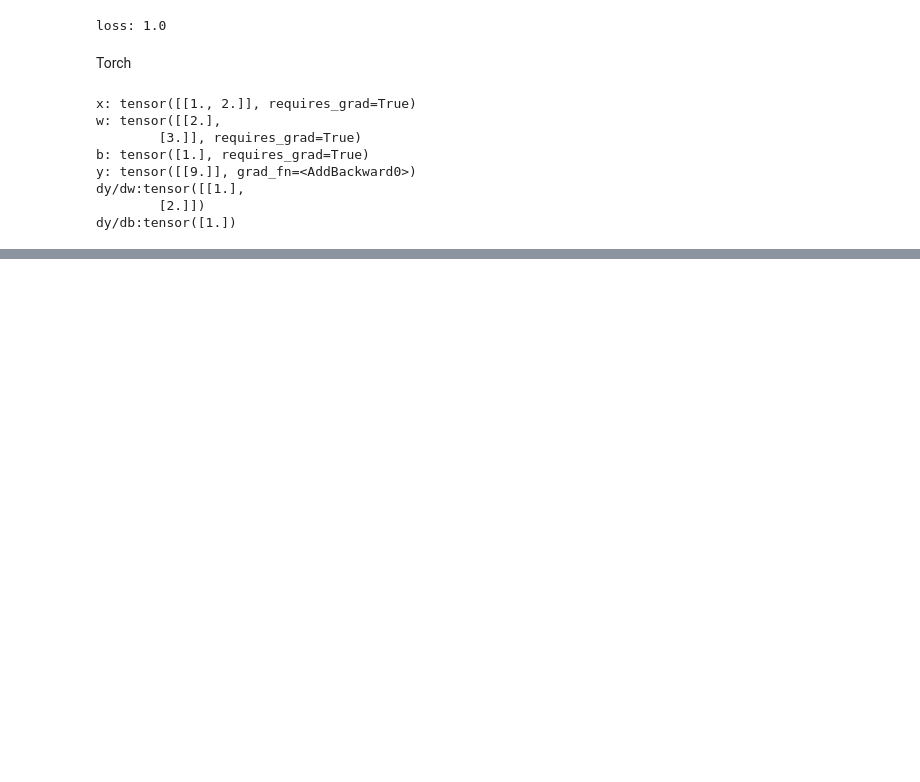
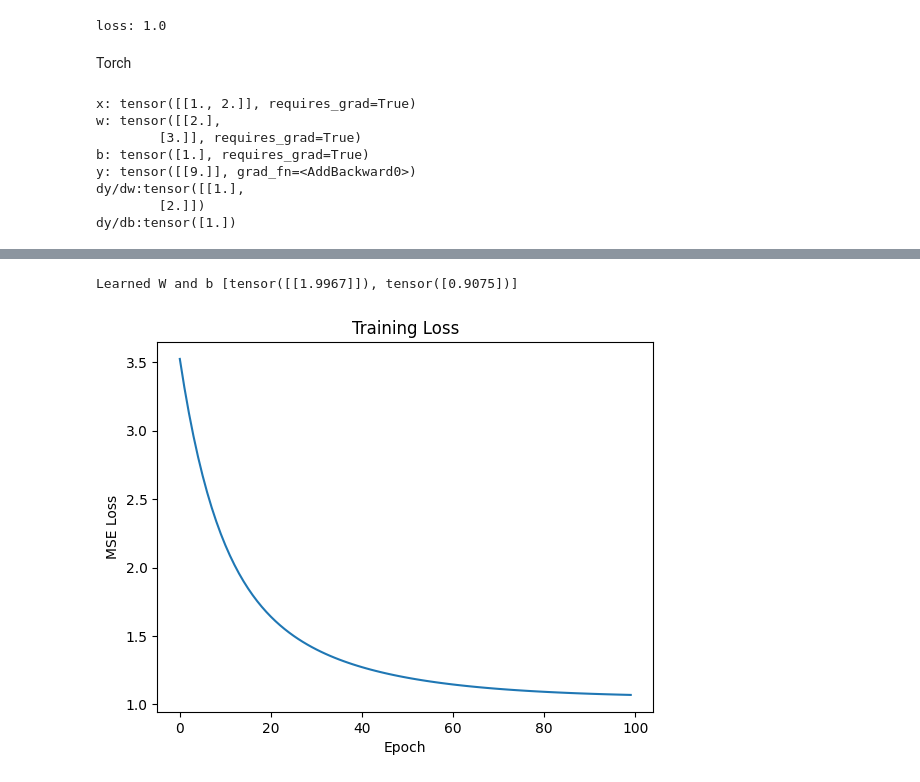
Before and after one commit to pouria1380-creator/Deep_learning_ne, a Jupyter notebook: pouria_deep_learning_note_one.ipynb, the cells around one changed output, grey strips where cells are left out. Cells and saved outputs as stored; diff of their text form; code cells hidden in the pictures; blank space fills up the shorter version.

```diff
--- a/pouria_deep_learning_note_one.ipynb
+++ b/pouria_deep_learning_note_one.ipynb
@@ -118,0 +135,5 @@ dy/db:tensor([1.])
+# %%
+torch.manual_seed(0)
+x = torch.linspace(-3,3,100).unsqueeze(1)
+print(x)
+y = 2*x + 1 + torch.randn(x.size())
@@ -118,0 +158,18 @@ dy/db:tensor([1.])
+# %%
+W = torch.randn(1,1, requires_grad=True)
+b= torch.zeros(1,requires_grad=True)
+losses = []
+lr = 0.01
+for epoch in range(100):
+  y_predicted = x @ W + b
+  loss = torch.mean((y_predicted - y)**2)
+  losses.append(loss.item())
+  loss.backward()
+  with torch.no_grad():
+    W -= lr*W.grad
+    b -= lr*b.grad
+  W.grad.zero_()
+  b.grad.zero_()
+
+  print("Learned W:", W.item())
+  print("Learned b:", b.item())
@@ -118,0 +204,28 @@ dy/db:tensor([1.])
+# %%
+from torch import nn
+model = nn.Linear(1,1)
+opt = torch.optim.SGD(model.parameters(), lr =0.01)
+loss_function = nn.MSELoss()
+for epoch in range(100):
+  y_predicted2 = model(x)
+  loss = loss_function (y_predicted2, y)
+  opt.zero_grad()
+  loss.backward()
+  opt.step()
+print("Learned W and b", [p.data for p in model.parameters()])
+# %% [output]
+Learned W and b [tensor([[1.9967]]), tensor([0.9075])]
+# %%
+#vissualization
+#plt.plot()
+#plt.title()
+#plt.xlabel()
+#plt.show()
+import matplotlib.pyplot as plt
+plt.plot(losses)
+plt.title("Training Loss")
+plt.xlabel('Epoch')
+plt.ylabel('MSE Loss')
+plt.show()
+# %% [output]
+[figure, added]
```
Also changed, not shown: parts of 4 cells of this notebook.
